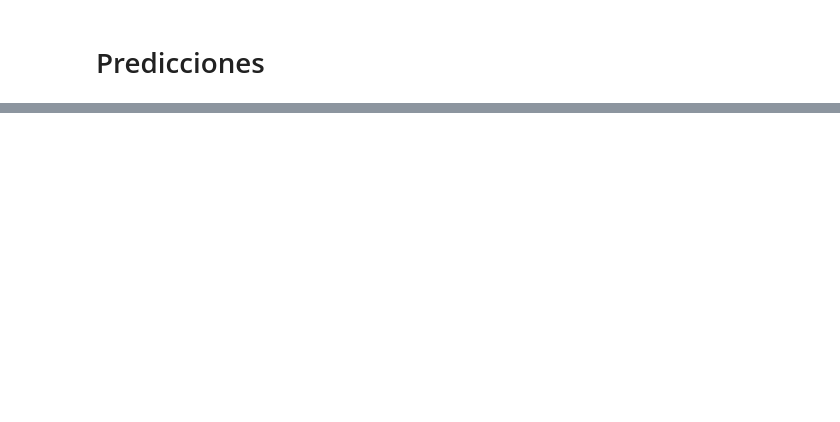
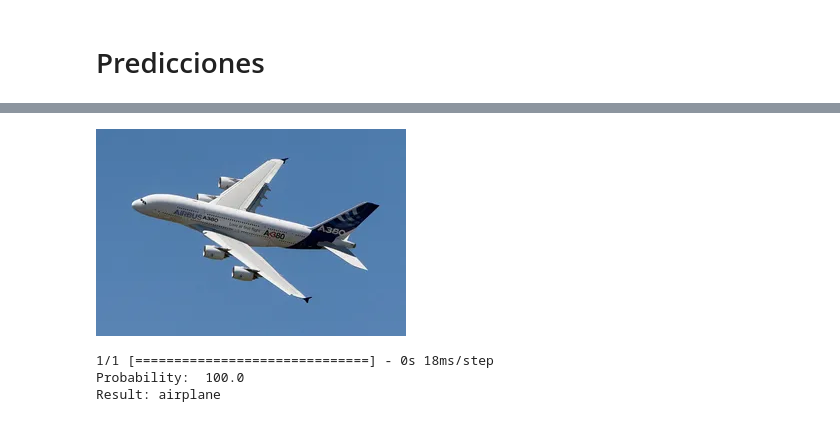
Before and after one commit to Maikindustries/Momento-de-Retroalimentacion-Modulo-2, a Jupyter notebook: Momento_de_Retroalimentación_Módulo_2.ipynb, the cells around one changed output, grey strips where cells are left out. Saved outputs shown, nothing was run; the diff lists cells and outputs as text; code cells hidden in the pictures; blank space fills up the shorter version.

```diff
--- a/Momento_de_Retroalimentación_Módulo_2.ipynb
+++ b/Momento_de_Retroalimentación_Módulo_2.ipynb
@@ -413,0 +451,7 @@ plt.show()
+# %%
+predict_image("avion1.jpg")
+# %% [output]
+[figure, added]
+1/1 [==============================] - 0s 18ms/step
+Probability:  100.0
+Result: airplane
```
Also changed, not shown: parts of 21 cells of this notebook, 3 other files.
